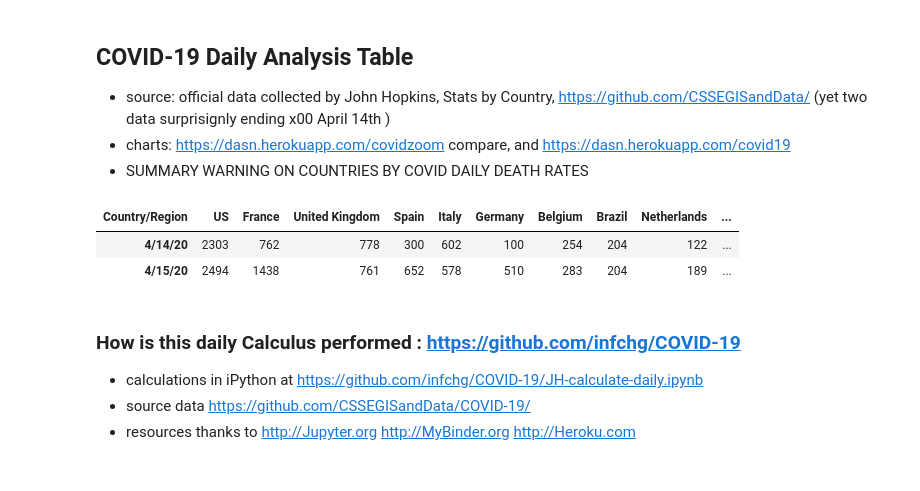
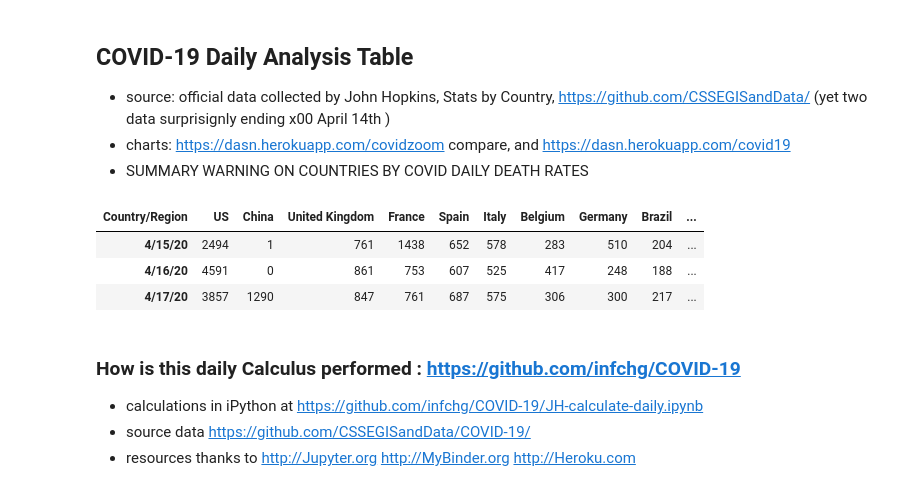
Before and after one commit to infchg/COVID-19, a Jupyter notebook: JH-calculate-daily.ipynb, the cells around one changed output. Drawn from its saved outputs; the diff is of its cells as text; code cells hidden in the pictures.

```diff
--- a/JH-calculate-daily.ipynb
+++ b/JH-calculate-daily.ipynb
@@ -4,14 +4,15 @@
   - charts:  https://dasn.herokuapp.com/covidzoom compare, and https://dasn.herokuapp.com/covid19
   - SUMMARY WARNING ON COUNTRIES BY COVID DAILY DEATH RATES
 # %%
-try:  ## SUMMARY IN THIS TABLE    %store df9
-    display(df9.transpose().tail(2) )
+try:  ## This table sumarizes the daily deaths by country (calculations below)   %store df9
+    display(df9.transpose().tail(3) )
 except NameError:
     print("Click Run on this cell only after the RUN ALL completes all calculations")
 # %% [output]
-| Country/Region | US | France | United Kingdom | Spain | Italy | Germany | Belgium | Brazil | Netherlands | ... |
-| 4/14/20 | 2303 | 762 | 778 | 300 | 602 | 100 | 254 | 204 | 122 | ... |
-| 4/15/20 | 2494 | 1438 | 761 | 652 | 578 | 510 | 283 | 204 | 189 | ... |
+| Country/Region | US | China | United Kingdom | France | Spain | Italy | Belgium | Germany | Brazil | ... |
+| 4/15/20 | 2494 | 1 | 761 | 1438 | 652 | 578 | 283 | 510 | 204 | ... |
+| 4/16/20 | 4591 | 0 | 861 | 753 | 607 | 525 | 417 | 248 | 188 | ... |
+| 4/17/20 | 3857 | 1290 | 847 | 761 | 687 | 575 | 306 | 300 | 217 | ... |
 # %% [markdown]
 ### How is this daily Calculus performed :   https://github.com/infchg/COVID-19
   - calculations in iPython at  https://github.com/infchg/COVID-19/JH-calculate-daily.ipynb
```
Also changed, not shown: parts of 10 cells of this notebook.
